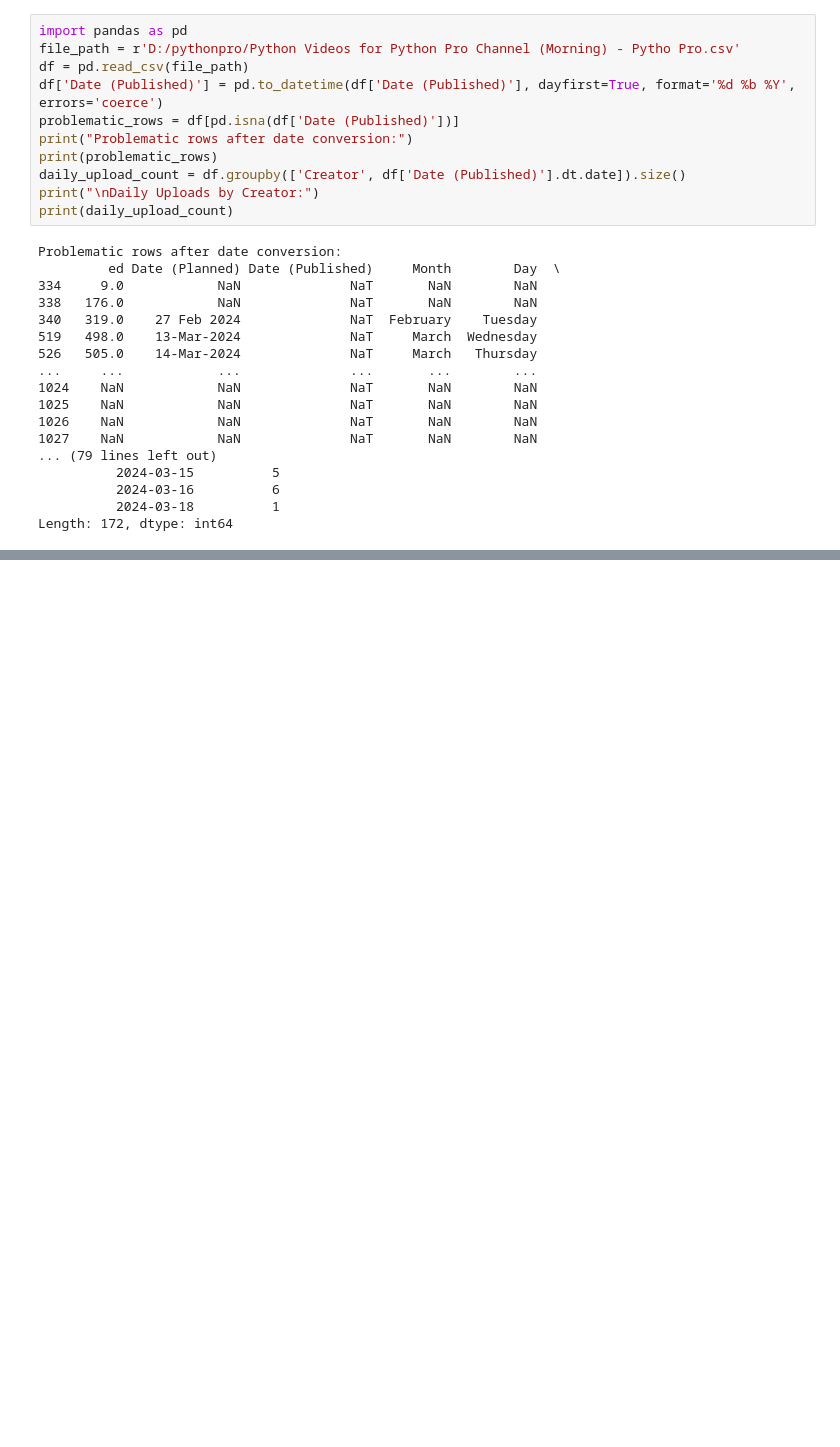
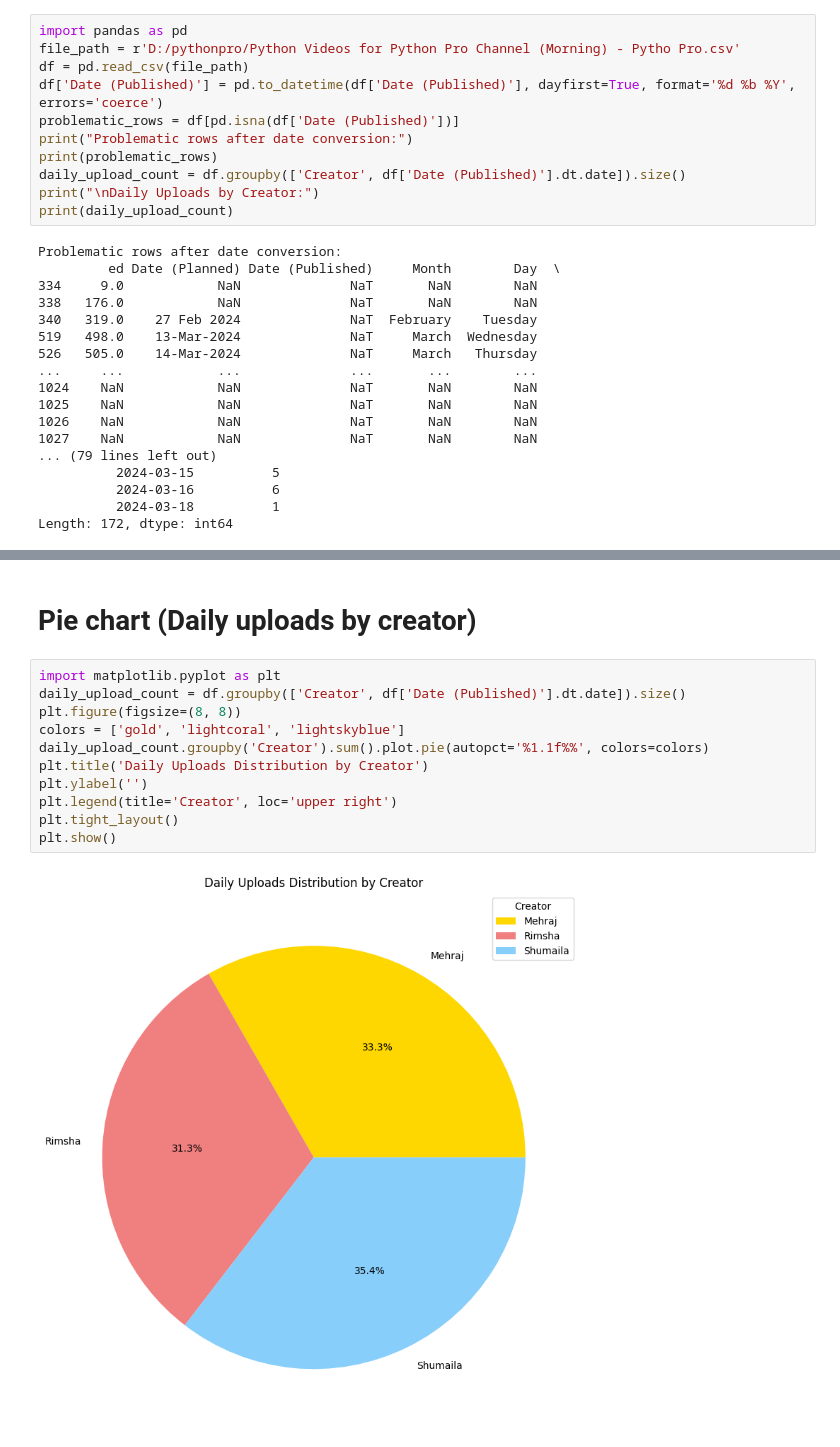
Before and after one commit to mehrajmehmood/pythonpro, a Jupyter notebook: videos.ipynb, the cells around one changed output, grey strips where cells are left out. Saved outputs shown, nothing was run; the diff lists cells and outputs as text; blank space fills up the shorter version.

```diff
--- a/videos.ipynb
+++ b/videos.ipynb
@@ -215,0 +232,15 @@ Length: 172, dtype: int64
+# %% [markdown]
+# Pie chart (Daily uploads by creator)
+# %%
+import matplotlib.pyplot as plt
+daily_upload_count = df.groupby(['Creator', df['Date (Published)'].dt.date]).size()
+plt.figure(figsize=(8, 8))
+colors = ['gold', 'lightcoral', 'lightskyblue']
+daily_upload_count.groupby('Creator').sum().plot.pie(autopct='%1.1f%%', colors=colors)
+plt.title('Daily Uploads Distribution by Creator')
+plt.ylabel('')
+plt.legend(title='Creator', loc='upper right')
+plt.tight_layout()
+plt.show()
+# %% [output]
+[figure, added]
```
Also changed, not shown: parts of 2 cells of this notebook.
